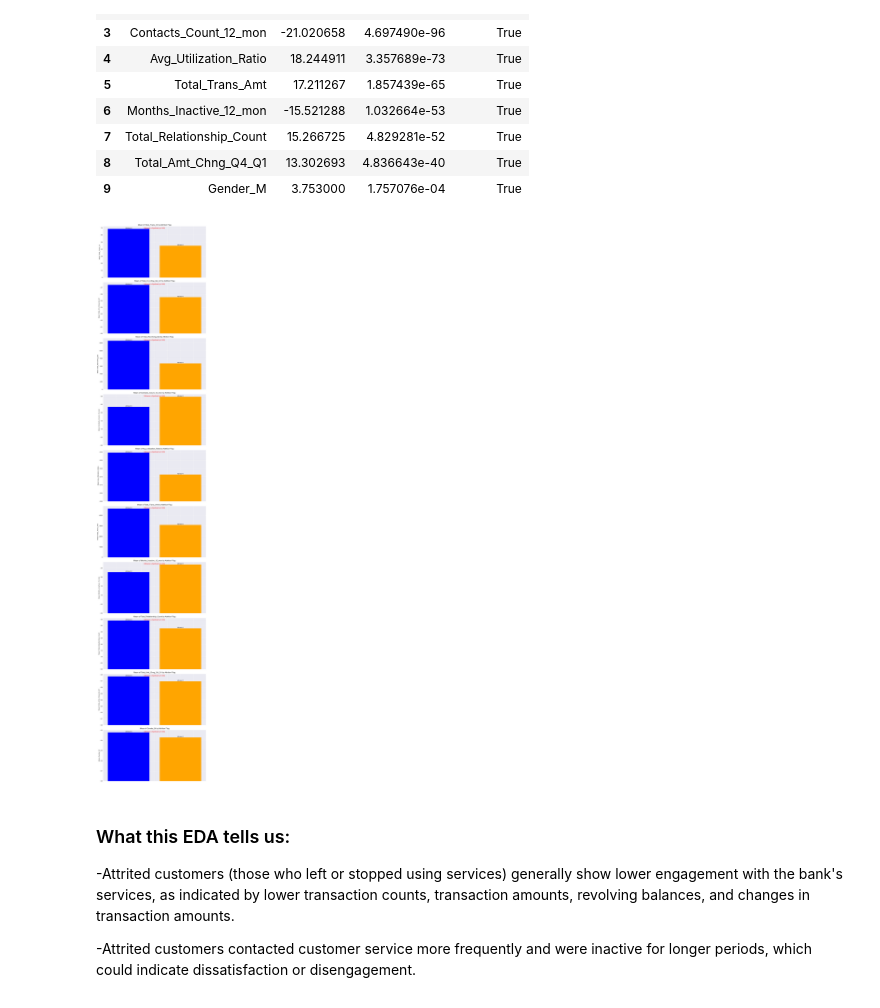
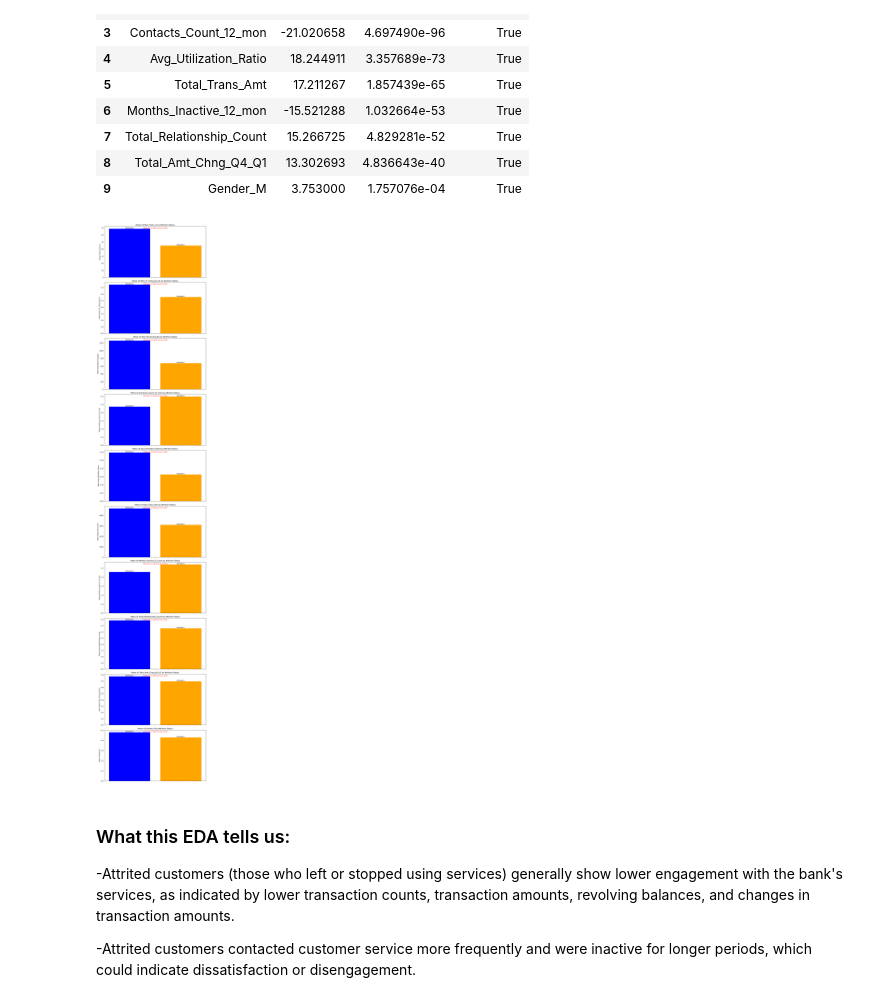
Before and after one commit to allenhardiman/gh_pages, a Jupyter notebook: Bank Attrition.ipynb, the cells around one changed output. Drawn from its saved outputs; the diff is of its cells as text; code cells hidden in the pictures.

```diff
--- a/Bank Attrition.ipynb
+++ b/Bank Attrition.ipynb
@@ -79,13 +79,12 @@ top_10_features=['Total_Trans_Ct','Total_Ct_Chng_Q4_Q1','Total_Revolving_Bal','C
 # %%
 eda=df.groupby('Attrited')[top_10_features].mean().reset_index()
 # %%
-plt.style.use('seaborn-darkgrid')
 num_vars = len(eda.columns) - 1  # Excluding 'Attrited'
 fig, ax = plt.subplots(num_vars, 1, figsize=(10, 5 * num_vars))
 
 for i, col in enumerate(eda.columns[1:]):  # Skipping 'Attrited'
     bars = ax[i].bar(eda['Attrited'], eda[col], color=['blue', 'orange'])
-    ax[i].set_title(f'Mean of {col} by Attrited')
+    ax[i].set_title(f'Mean of {col} by Attrition Status')
     ax[i].set_xlabel('Attrited')
     ax[i].set_ylabel(f'Mean {col}')
 
@@ -132,37 +131,36 @@ t_test_results_df
 | 8 | Total_Amt_Chng_Q4_Q1 | 13.302693 | 4.836643e-40 | True |
 | 9 | Gender_M | 3.753000 | 1.757076e-04 | True |
 # %%
-plt.style.use('seaborn-darkgrid')
 num_vars=len(eda.columns) - 1 #Excluding 'Attrited'
 fig, ax =plt.subplots(num_vars, 1, figsize=(10, 5* num_vars))
 
 # Loop through the variables and create a bar chart for each
 
 for i, col in enumerate(eda.columns[1:]):  # Skipping 'Attrited'
     bars = ax[i].bar(eda['Attrited'], eda[col], color=['blue','orange'])
-    ax[i].set_title(f'Mean of {col} by Attrition Flag')
+    ax[i].set_title(f'Mean of {col} by Attrition Status')
     #ax[i].set_xlabel('Attrited')
     ax[i].set_ylabel(f'Mean {col}')
 
     ax[i].set_xticklabels([])
 
         # Annotate each bar
     for bar in bars:
         height = bar.get_height()
         label_x_pos = bar.get_x() + bar.get_width() / 2
         ax[i].text(label_x_pos, height, 'Attrited=0' if bar.get_x() < 0.5 else 'Attrited=1',
                    ha='center', va='bottom')
 
         # Check if the difference is significant and annotate
     p_value = t_test_results_df[t_test_results_df['Variable'] == col]['P-Value'].values[0]
     significant = "Significant" if p_value < 0.05 else "Not Significant"
     ax[i].text(0.5, max(eda[col]), f"Difference is {significant} (p={p_value:.3f})",
                ha='center', va='bottom', color='red', fontsize=9)
 
 plt.tight_layout()
 plt.show()
 # %% [output]
-[figure, old version]
+[figure, new version]
 # %% [markdown]
 ### What this EDA tells us:
 -Attrited customers (those who left or stopped using services) generally show lower engagement with the bank's services, as indicated by lower transaction counts, transaction amounts, revolving balances, and changes in transaction amounts.
```
Also changed, not shown: parts of 4 cells of this notebook.
